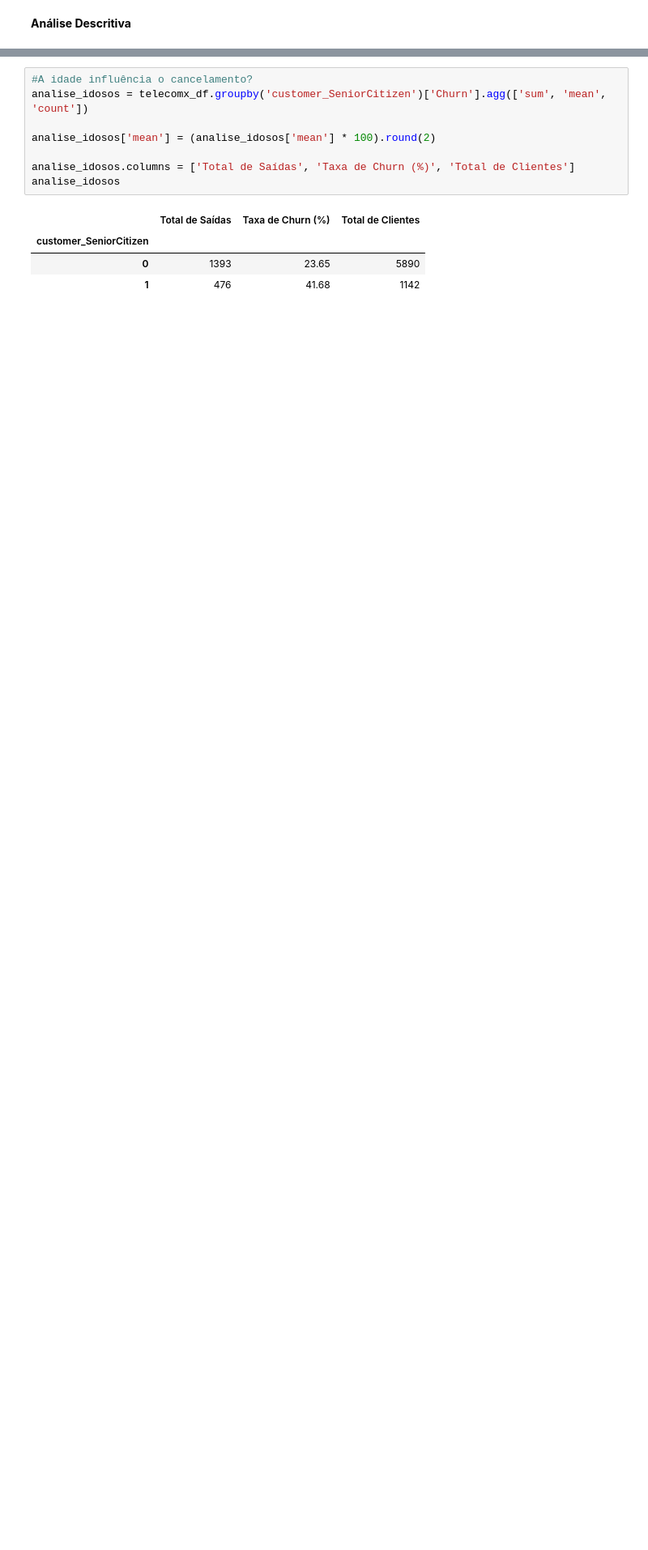
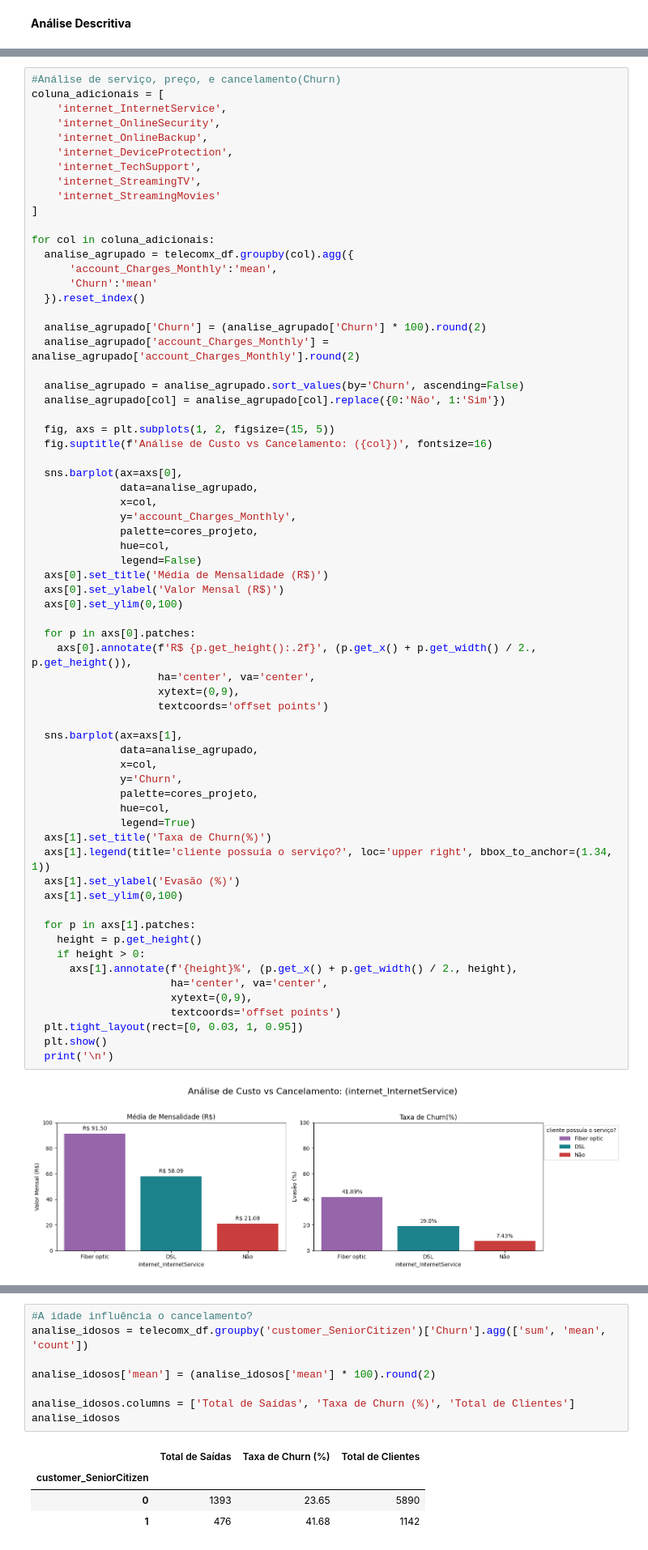
Before and after one commit to talitasilvad/challenge-alura-telecomx, a Jupyter notebook: AluraTelecomX.ipynb, the cells around one changed output, grey strips where cells are left out. Shown at 81% size. Cells and saved outputs as stored; diff of their text form; blank space fills up the shorter version.

```diff
--- a/AluraTelecomX.ipynb
+++ b/AluraTelecomX.ipynb
@@ -375,0 +384,68 @@ Média de Tempo de Contrato e Gastos:
+# %%
+#Análise de serviço, preço, e cancelamento(Churn)
+coluna_adicionais = [
+    'internet_InternetService',
+    'internet_OnlineSecurity',
+    'internet_OnlineBackup',
+    'internet_DeviceProtection',
+    'internet_TechSupport',
+    'internet_StreamingTV',
+    'internet_StreamingMovies'
+]
+
+for col in coluna_adicionais:
+  analise_agrupado = telecomx_df.groupby(col).agg({
+      'account_Charges_Monthly':'mean',
+      'Churn':'mean'
+  }).reset_index()
+
+  analise_agrupado['Churn'] = (analise_agrupado['Churn'] * 100).round(2)
+  analise_agrupado['account_Charges_Monthly'] = analise_agrupado['account_Charges_Monthly'].round(2)
+
+  analise_agrupado = analise_agrupado.sort_values(by='Churn', ascending=False)
+  analise_agrupado[col] = analise_agrupado[col].replace({0:'Não', 1:'Sim'})
+
+  fig, axs = plt.subplots(1, 2, figsize=(15, 5))
+  fig.suptitle(f'Análise de Custo vs Cancelamento: ({col})', fontsize=16)
+
+  sns.barplot(ax=axs[0],
+              data=analise_agrupado,
+              x=col,
+              y='account_Charges_Monthly',
+              palette=cores_projeto,
+              hue=col,
+              legend=False)
+  axs[0].set_title('Média de Mensalidade (R$)')
+  axs[0].set_ylabel('Valor Mensal (R$)')
+  axs[0].set_ylim(0,100)
+
+  for p in axs[0].patches:
+    axs[0].annotate(f'R$ {p.get_height():.2f}', (p.get_x() + p.get_width() / 2., p.get_height()),
+                    ha='center', va='center',
+                    xytext=(0,9),
+                    textcoords='offset points')
+
+  sns.barplot(ax=axs[1],
+              data=analise_agrupado,
+              x=col,
+              y='Churn',
+              palette=cores_projeto,
+              hue=col,
+              legend=True)
+  axs[1].set_title('Taxa de Churn(%)')
+  axs[1].legend(title='cliente possuía o serviço?', loc='upper right', bbox_to_anchor=(1.34, 1))
+  axs[1].set_ylabel('Evasão (%)')
+  axs[1].set_ylim(0,100)
+
+  for p in axs[1].patches:
+    height = p.get_height()
+    if height > 0:
+      axs[1].annotate(f'{height}%', (p.get_x() + p.get_width() / 2., height),
+                      ha='center', va='center',
+                      xytext=(0,9),
+                      textcoords='offset points')
+  plt.tight_layout(rect=[0, 0.03, 1, 0.95])
+  plt.show()
+  print('\n')
+# %% [output]
+[figure, added]
```
Also changed, not shown: parts of 16 cells of this notebook.
